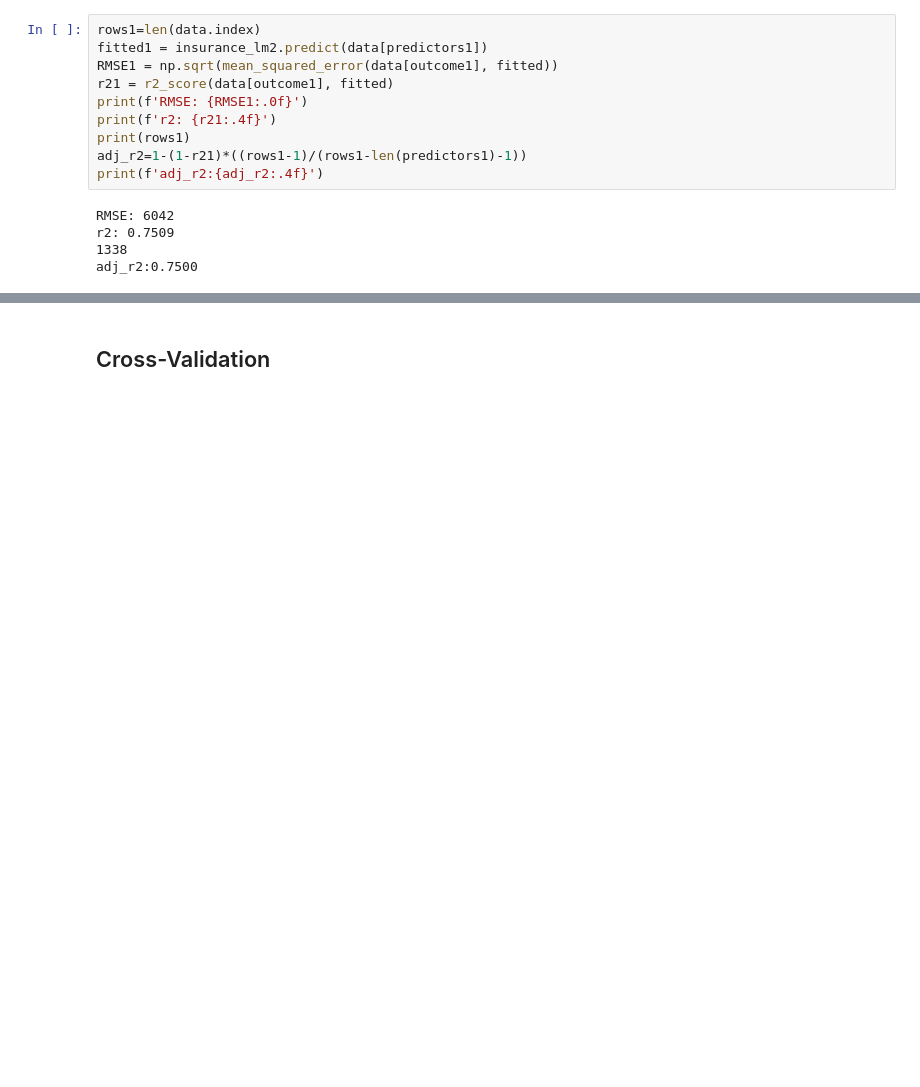
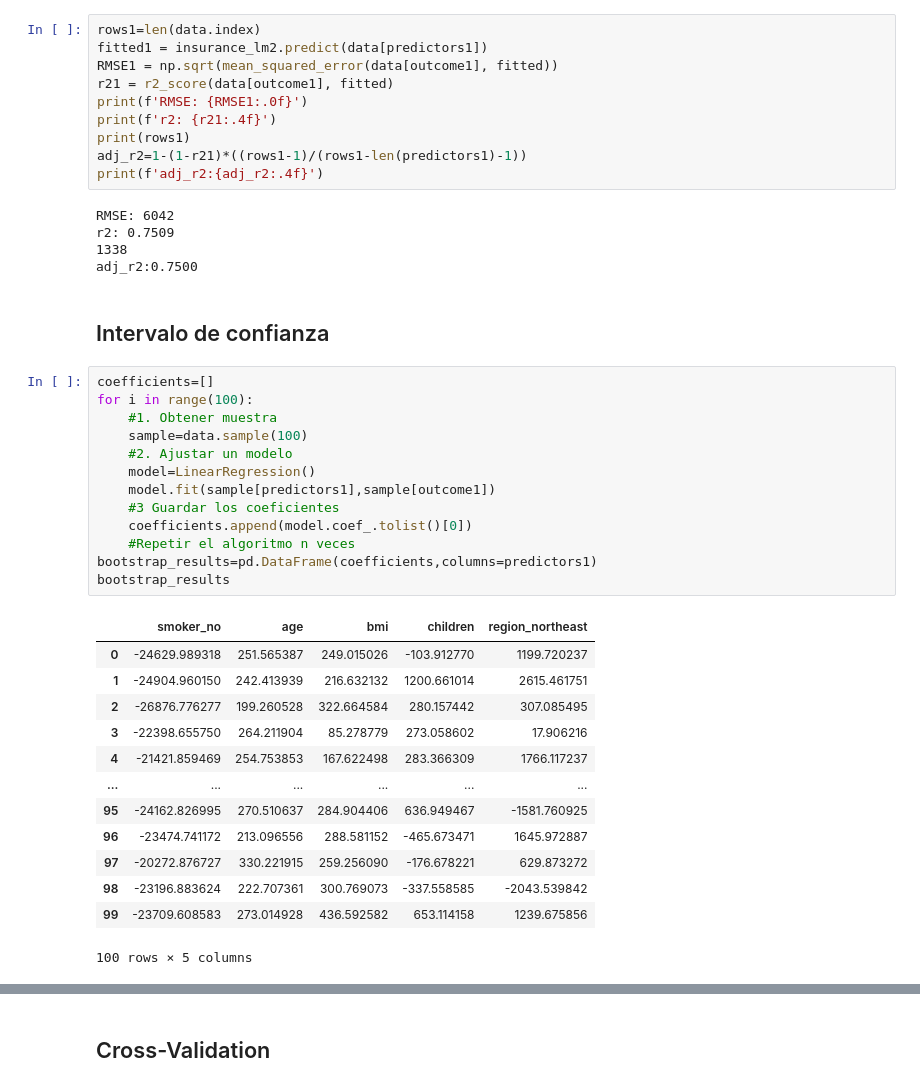
Before and after one commit to BraulioRivTri/AI-Fundamentals, a Jupyter notebook: Proyecto1.ipynb, the cells around one changed output, grey strips where cells are left out. Saved outputs shown, nothing was run; the diff lists cells and outputs as text; blank space fills up the shorter version.

```diff
--- a/Proyecto1.ipynb
+++ b/Proyecto1.ipynb
@@ -347,3 +346,32 @@ RMSE: 6042
 r2: 0.7509
 1338
 adj_r2:0.7500
+# %% [markdown]
+## Intervalo de confianza
+# %%
+coefficients=[]
+for i in range(100):
+    #1. Obtener muestra
+    sample=data.sample(100)
+    #2. Ajustar un modelo
+    model=LinearRegression()
+    model.fit(sample[predictors1],sample[outcome1])
+    #3 Guardar los coeficientes
+    coefficients.append(model.coef_.tolist()[0])
+    #Repetir el algoritmo n veces
+bootstrap_results=pd.DataFrame(coefficients,columns=predictors1)
+bootstrap_results
+# %% [output]
+|  | smoker_no | age | bmi | children | region_northeast |
+| 0 | -24629.989318 | 251.565387 | 249.015026 | -103.912770 | 1199.720237 |
+| 1 | -24904.960150 | 242.413939 | 216.632132 | 1200.661014 | 2615.461751 |
+| 2 | -26876.776277 | 199.260528 | 322.664584 | 280.157442 | 307.085495 |
+| 3 | -22398.655750 | 264.211904 | 85.278779 | 273.058602 | 17.906216 |
+| 4 | -21421.859469 | 254.753853 | 167.622498 | 283.366309 | 1766.117237 |
+| ... | ... | ... | ... | ... | ... |
+| 95 | -24162.826995 | 270.510637 | 284.904406 | 636.949467 | -1581.760925 |
+| 96 | -23474.741172 | 213.096556 | 288.581152 | -465.673471 | 1645.972887 |
+| 97 | -20272.876727 | 330.221915 | 259.256090 | -176.678221 | 629.873272 |
+| 98 | -23196.883624 | 222.707361 | 300.769073 | -337.558585 | -2043.539842 |
+| 99 | -23709.608583 | 273.014928 | 436.592582 | 653.114158 | 1239.675856 |
+100 rows × 5 columns
```
Also changed, not shown: parts of 13 cells of this notebook.
